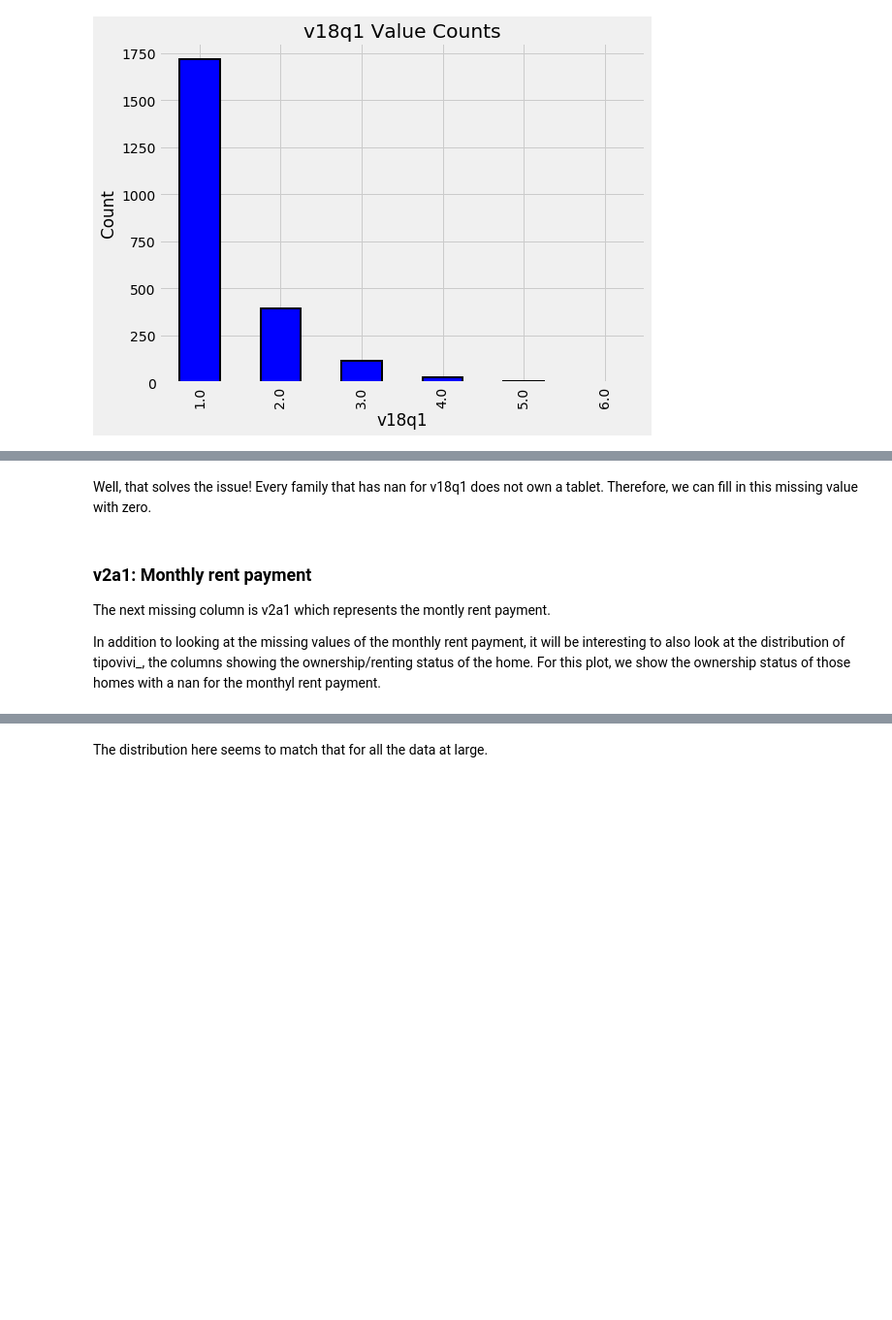
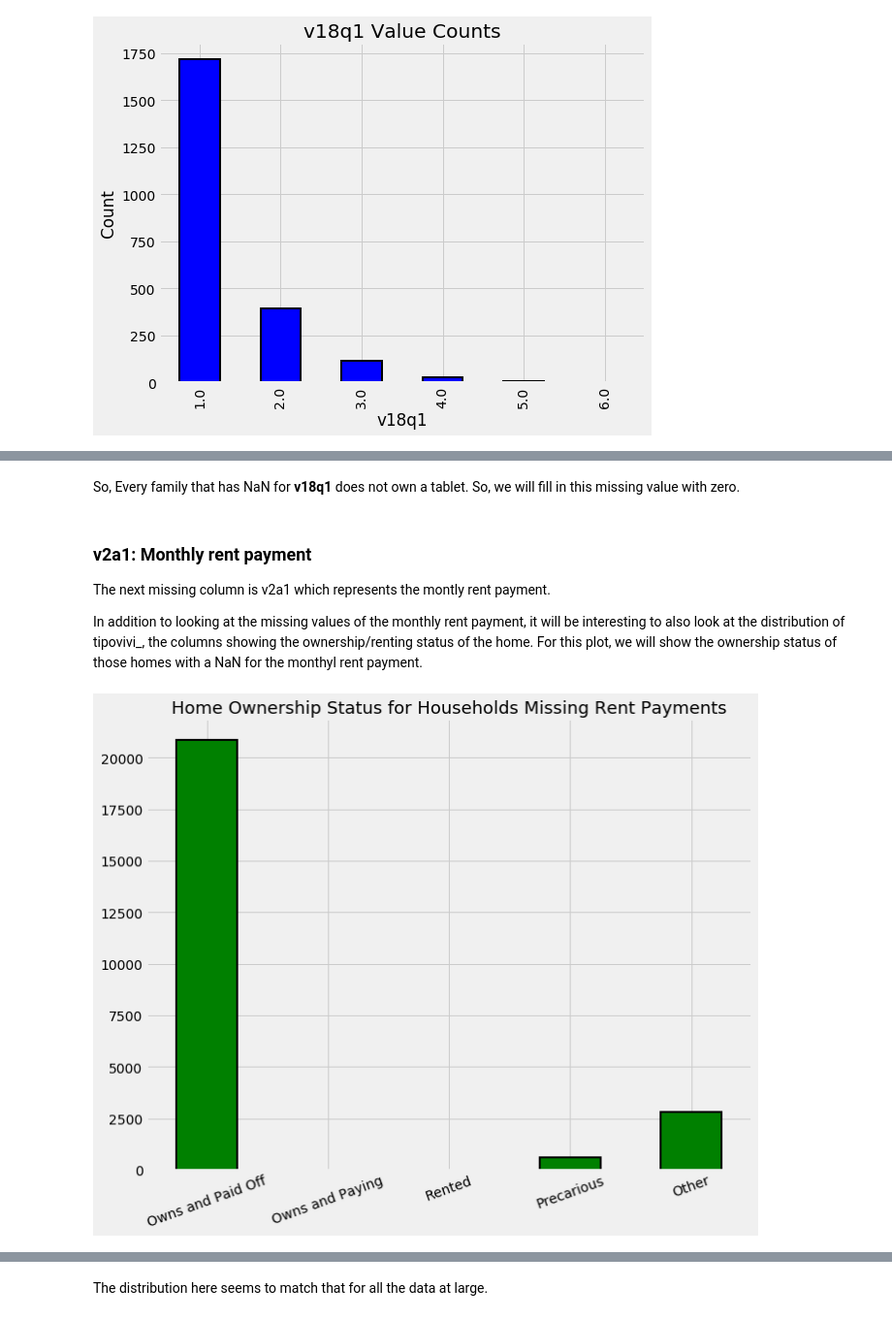
Before and after one commit to dogmatix76/Costa-Rican-Household-Poverty-Level-Prediction, a Jupyter notebook: CRHPL.ipynb, the cells around one changed output, grey strips where cells are left out. Shown at 97% size. Drawn from its saved outputs; the diff is of its cells as text; code cells hidden in the pictures; blank space fills up the shorter version.

```diff
--- a/CRHPL.ipynb
+++ b/CRHPL.ipynb
@@ -418,5 +424,5 @@ heads.groupby('v18q')['v18q1'].apply(lambda x: x.isnull().sum())
 # %% [markdown]
-Well, that solves the issue! Every family that has nan for v18q1 does not own a tablet. Therefore, we can fill in this missing value with zero.
+So, Every family that has NaN for **v18q1** does not own a tablet. So, we will fill in this missing value with zero.
 # %%
 data['v18q1'] = data['v18q1'].fillna(0)
 # %% [markdown]
@@ -424,18 +430,19 @@ data['v18q1'] = data['v18q1'].fillna(0)
 
 The next missing column is v2a1 which represents the montly rent payment.
 
-In addition to looking at the missing values of the monthly rent payment, it will be interesting to also look at the distribution of tipovivi_, the columns showing the ownership/renting status of the home. For this plot, we show the ownership status of those homes with a nan for the monthyl rent payment.
+In addition to looking at the missing values of the monthly rent payment, it will be interesting to also look at the distribution of tipovivi_, the columns showing the ownership/renting status of the home. For this plot, we will show the ownership status of those homes with a NaN for the monthyl rent payment.
 # %%
 # Variables indicating home ownership
 own_variables = [x for x in data if x.startswith('tipo')]
-
 
 # Plot of the home ownership variables for home missing rent payments
 data.loc[data['v2a1'].isnull(), own_variables].sum().plot.bar(figsize = (10, 8),
                                                                         color = 'green',
                                                               edgecolor = 'k', linewidth = 2);
 plt.xticks([0, 1, 2, 3, 4],
            ['Owns and Paid Off', 'Owns and Paying', 'Rented', 'Precarious', 'Other'],
-          rotation = 60)
+          rotation = 20)
 plt.title('Home Ownership Status for Households Missing Rent Payments', size = 18);
+# %% [output]
+[figure, added]
 # %% [markdown]
```
Also changed, not shown: parts of 26 cells of this notebook, 1 other file.
